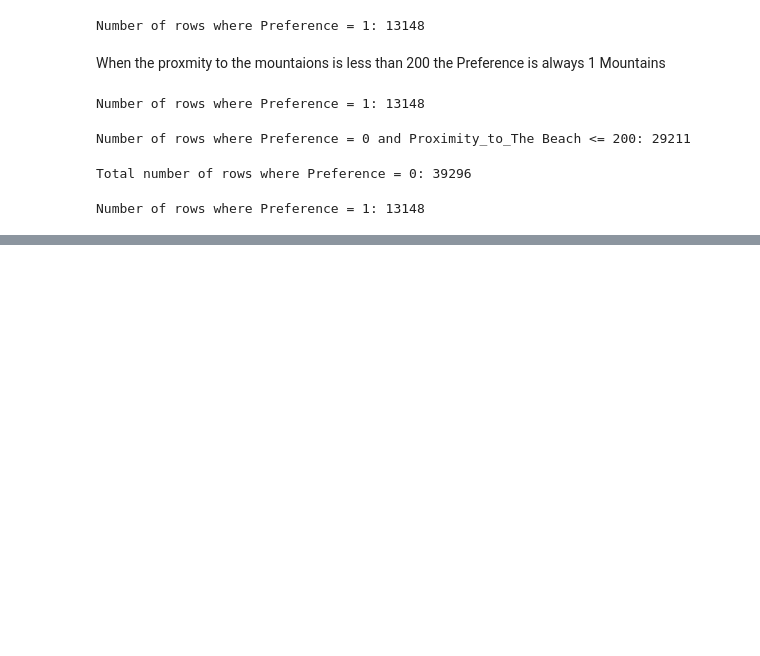
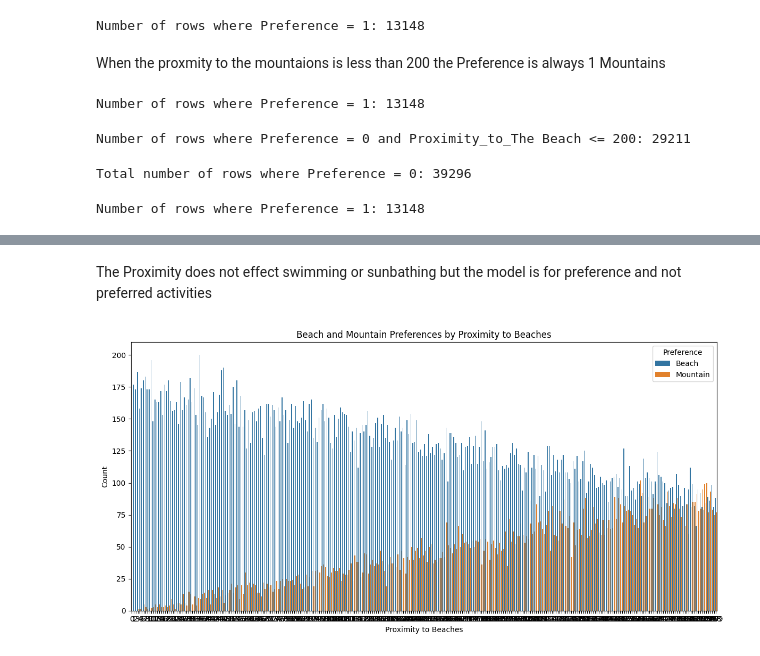
Before and after one commit to MarqueFerg/EDA-Mountains-or-Beach, a Jupyter notebook: EDA_notebook.ipynb, the cells around one changed output, grey strips where cells are left out. Saved outputs shown, nothing was run; the diff lists cells and outputs as text; code cells hidden in the pictures; blank space fills up the shorter version.

```diff
--- a/EDA_notebook.ipynb
+++ b/EDA_notebook.ipynb
@@ -181,0 +231,24 @@ Number of rows where Preference = 1: 13148
+# %% [markdown]
+The Proximity does not effect swimming or sunbathing but the model is for preference and not preferred activities
+# %%
+import seaborn as sns
+import matplotlib.pyplot as plt
+import pandas as pd
+
+# Create a new column for preference labels
+df['Preference_Label'] = df['Preference'].map({0: 'Beach', 1: 'Mountain'})
+
+# Group data by proximity to beaches and preference label, and calculate counts
+grouped_data = df.groupby(['Proximity_to_Beaches', 'Preference_Label'])['Preference'].count().reset_index(name='Count')
+
+plt.figure(figsize=(12, 6))  # Adjust figure size as needed
+sns.barplot(x='Proximity_to_Beaches', y='Count', hue='Preference_Label', data=grouped_data)
+
+plt.title('Beach and Mountain Preferences by Proximity to Beaches')
+plt.xlabel('Proximity to Beaches')
+plt.ylabel('Count')
+plt.legend(title='Preference')
+plt.tight_layout()
+plt.show()
+# %% [output]
+[figure, added]
```
Also changed, not shown: parts of 11 cells of this notebook.
